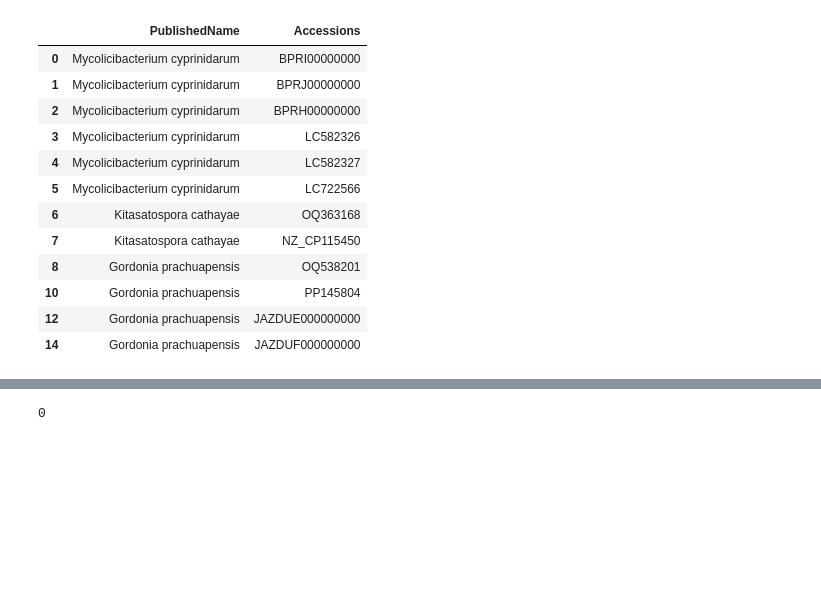
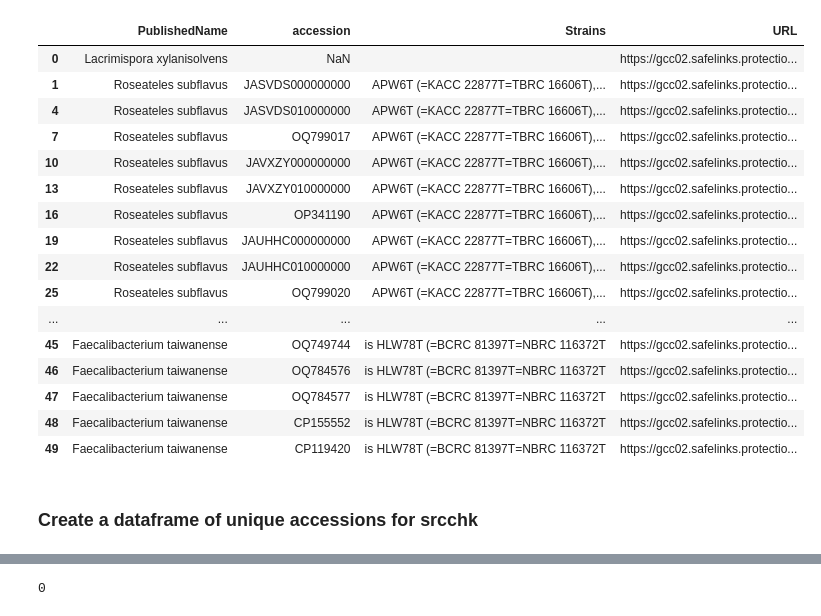
Before and after one commit to mcveigh-h16/IJSEM-webscraper, a Jupyter notebook: selenium_webscraper.ipynb, the cells around one changed output, grey strips where cells are left out. Drawn from its saved outputs; the diff is of its cells as text; code cells hidden in the pictures; blank space fills up the shorter version.

```diff
--- a/selenium_webscraper.ipynb
+++ b/selenium_webscraper.ipynb
@@ -19,0 +29,6 @@ urls = ['https://www.microbiologyresearch.org/content/journal/ijsem/10.1099/ijse
+# %%
+#with open ('IJSEMemail1.htm', encoding = 'unicode_escape') as f:
+with open (input, encoding = 'unicode_escape') as f:
+    content = f.read()
+    soup = BeautifulSoup(content, 'html.parser')
+print(soup.prettify())
@@ -66,26 +120,43 @@ def scrape_with_selenium(url):
 # %%
-pub_df = pd.DataFrame(columns=['PublishedName', 'Accessions'])
+pub_df = pd.DataFrame(columns=['PublishedName', 'Accessions', 'Strains','URL'])
 pd.set_option('display.max_columns', None)
 for url in urls:
+    strains = []
+    accessions = []
     scrape_with_selenium(url)
-    print('title is', title)
-    print('footnote is', footnote)
+    scrape_with_beautifulsoup(url)
+
+
+    #print('title is', title)
+    #print('footnote is', footnote)
 
 #find the organism names
-    match = [r'(\S+\s+){2}(?=sp. nov.)']
+    match = [r'(\S+\s+){2}(?=sp. nov.)', r'(\S+\s+){2}(?=nom. nov.)']
     regex = re.compile(r'\b(' + '|'.join(match) + r')\b')
     orgname = [m.group() for m in regex.finditer(title)]
     print(orgname)
 
 
-#find the accessions
+#find the accessions - need to add code for scenario where no footnote is found
+    #if footnote:
+    # got a non-empty string
+    #else:
+    #    pass
     pattern = [r'[A-Z]{2}\d{6}', r'[A-Z]{4}\d{8}', r'([A-Z]+)(_[A-Z]+)\d{6}', r'[A-Z]{6}\d{9}']
     regex = re.compile(r'\b(' + '|'.join(pattern) + r')\b')
-    accessions = [m.group() for m in regex.finditer(footnote)]
-    print(accessions)
+    if footnote is not None:
+        accessions = [m.group() for m in regex.finditer(footnote)]
+        print(accessions)
+
+#find the strains optionally, we could add more search options but may get more junk returned
+    strainpattern = [r'(?<=type strain).*']
+    regex = re.compile(r'\b(' + '|'.join(strainpattern) + r')\b')
+    if abstract_text is not None:
+        strains = [m.group() for m in regex.finditer(abstract_text)]
+        print('strain names', strains)
 
 #load data into pandas dataframe
-    row_data = [orgname, accessions]
+    row_data = [orgname, accessions, strains, url]
     length = len(pub_df)
     pub_df.loc[length] = row_data
 # %% [output]
@@ -112,0 +180,4 @@ pub_df
+# %%
+pd.set_option('max_colwidth', None)
+pub_df['Strains'] = [','.join(map(str, l)) for l in pub_df['Strains']]
+pub_df
@@ -169,17 +258,23 @@ pub4_df
 # %%
-df_unique = pub4_df.drop_duplicates(["Accessions"], keep="first")
+df_unique = pub4_df.drop_duplicates(["accession"], keep="first")
 df_unique
 # %% [output]
-|  | PublishedName | Accessions |
-| 0 | Mycolicibacterium cyprinidarum | BPRI00000000 |
-| 1 | Mycolicibacterium cyprinidarum | BPRJ00000000 |
-| 2 | Mycolicibacterium cyprinidarum | BPRH00000000 |
-| 3 | Mycolicibacterium cyprinidarum | LC582326 |
-| 4 | Mycolicibacterium cyprinidarum | LC582327 |
-| 5 | Mycolicibacterium cyprinidarum | LC722566 |
-| 6 | Kitasatospora cathayae | OQ363168 |
-| 7 | Kitasatospora cathayae | NZ_CP115450 |
-| 8 | Gordonia prachuapensis | OQ538201 |
-| 10 | Gordonia prachuapensis | PP145804 |
-| 12 | Gordonia prachuapensis | JAZDUE000000000 |
-| 14 | Gordonia prachuapensis | JAZDUF000000000 |
+|  | PublishedName | accession | Strains | URL |
+| 0 | Lacrimispora xylanisolvens | NaN |  | https://gcc02.safelinks.protectio... |
+| 1 | Roseateles subflavus | JASVDS000000000 | APW6T (=KACC 22877T=TBRC 16606T),... | https://gcc02.safelinks.protectio... |
+| 4 | Roseateles subflavus | JASVDS010000000 | APW6T (=KACC 22877T=TBRC 16606T),... | https://gcc02.safelinks.protectio... |
+| 7 | Roseateles subflavus | OQ799017 | APW6T (=KACC 22877T=TBRC 16606T),... | https://gcc02.safelinks.protectio... |
+| 10 | Roseateles subflavus | JAVXZY000000000 | APW6T (=KACC 22877T=TBRC 16606T),... | https://gcc02.safelinks.protectio... |
+| 13 | Roseateles subflavus | JAVXZY010000000 | APW6T (=KACC 22877T=TBRC 16606T),... | https://gcc02.safelinks.protectio... |
+| 16 | Roseateles subflavus | OP341190 | APW6T (=KACC 22877T=TBRC 16606T),... | https://gcc02.safelinks.protectio... |
+| 19 | Roseateles subflavus | JAUHHC000000000 | APW6T (=KACC 22877T=TBRC 16606T),... | https://gcc02.safelinks.protectio... |
+| 22 | Roseateles subflavus | JAUHHC010000000 | APW6T (=KACC 22877T=TBRC 16606T),... | https://gcc02.safelinks.protectio... |
+| 25 | Roseateles subflavus | OQ799020 | APW6T (=KACC 22877T=TBRC 16606T),... | https://gcc02.safelinks.protectio... |
+| ... | ... | ... | ... | ... |
+| 45 | Faecalibacterium taiwanense | OQ749744 | is HLW78T (=BCRC 81397T=NBRC 116372T | https://gcc02.safelinks.protectio... |
+| 46 | Faecalibacterium taiwanense | OQ784576 | is HLW78T (=BCRC 81397T=NBRC 116372T | https://gcc02.safelinks.protectio... |
+| 47 | Faecalibacterium taiwanense | OQ784577 | is HLW78T (=BCRC 81397T=NBRC 116372T | https://gcc02.safelinks.protectio... |
+| 48 | Faecalibacterium taiwanense | CP155552 | is HLW78T (=BCRC 81397T=NBRC 116372T | https://gcc02.safelinks.protectio... |
+| 49 | Faecalibacterium taiwanense | CP119420 | is HLW78T (=BCRC 81397T=NBRC 116372T | https://gcc02.safelinks.protectio... |
+# %% [markdown]
+### Create a dataframe of unique accessions for srcchk
```
Also changed, not shown: parts of 36 cells of this notebook, 1 other file.
